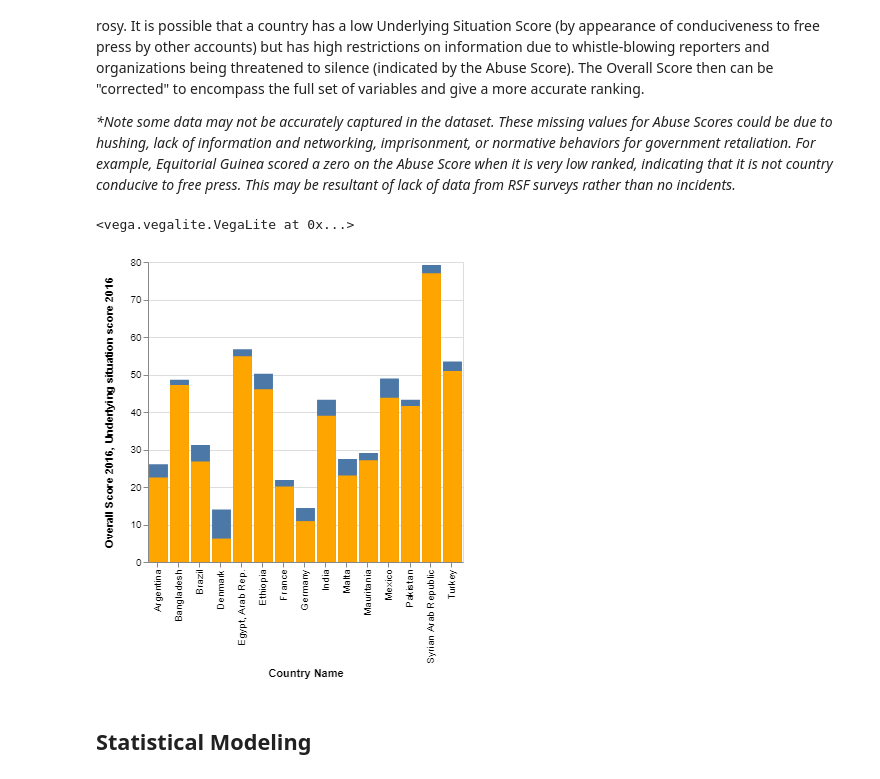
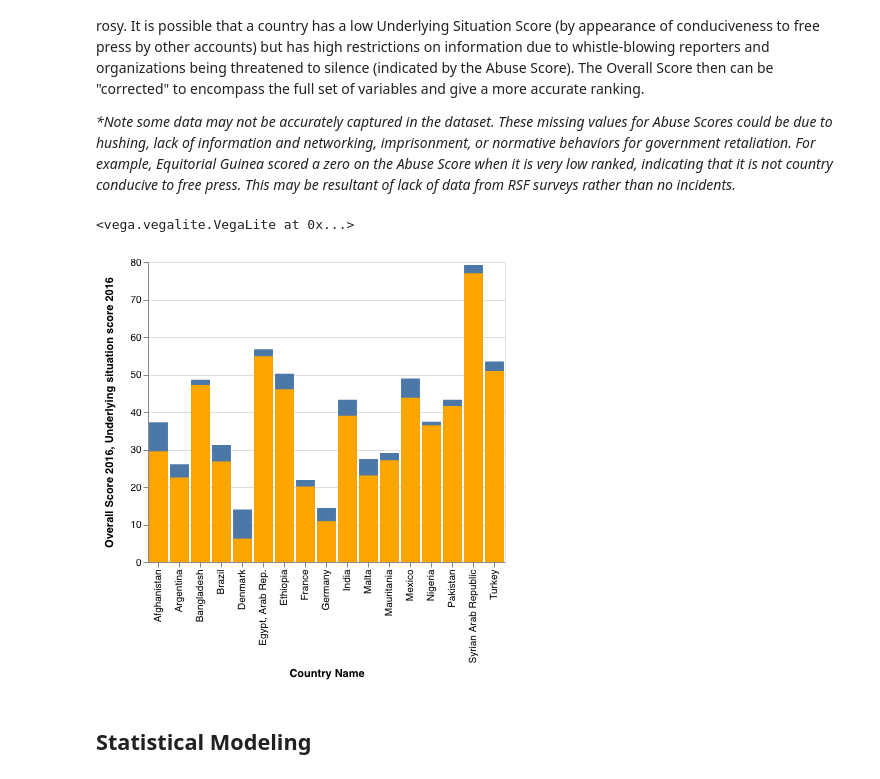
Before and after one commit to aliar97/degrees-of-freedom, a Jupyter notebook: Freedom.ipynb, the cells around one changed output. Saved outputs shown, nothing was run; the diff lists cells and outputs as text; code cells hidden in the pictures.

```diff
--- a/Freedom.ipynb
+++ b/Freedom.ipynb
@@ -213,33 +221,35 @@ The effects of the Abuse Score on the Overall Score is important to note because
 
 _*Note some data may not be accurately captured in the dataset. These missing values for Abuse Scores could be due to hushing, lack of information and networking, imprisonment, or normative behaviors for government retaliation. For example, Equitorial Guinea scored a zero on the Abuse Score when it is very low ranked, indicating that it is not country conducive to free press. This may be resultant of lack of data from RSF surveys rather than no incidents._
 # %%
-outliers = ["Denmark", "Germany", "France", "US", "Argentina", "Malta", "Mauritania", "Brazil", "Afghanistan"
-"Nigeria", "Phillipines", "India", "Mexico", "Ethiopia", "Russia", "Iraq" "West Bank and Gaza", 'Pakistan', 'Bangladesh',
+outliers = ["Denmark", "Germany", "France", "US", "Argentina", "Malta", "Mauritania", "Brazil", "Afghanistan",
+"Nigeria", "Phillipines", "India", "Mexico", "Ethiopia", "Russia", "Iraq", "West Bank and Gaza", 'Pakistan', 'Bangladesh',
            'Turkey', 'Egypt, Arab Rep.', 'Syrian Arab Republic']
 
 outlier_pd = pd.DataFrame()
 for country in outliers:
     temp = real_final[real_final["Country Name_x"] == country]
     frames = [outlier_pd, temp]
     outlier_pd = pd.concat(frames)
 
 situation_chart = alt.Chart(outlier_pd).mark_bar().encode(
     alt.X('Country Name_x', axis=alt.Axis(title='Country Name')),
     alt.Y('Underlying situation score 2016'),
     color=alt.value("orange"),
     tooltip=['Country Name_x', 'Underlying situation score 2016'],
 )
 
 overall_chart = alt.Chart(outlier_pd).mark_bar().encode(
     alt.X('Country Name_x'),
     alt.Y('Overall Score 2016'),
     tooltip=['Country Name_x', 'Overall Score 2016'],
 )
 
-overall_chart + situation_chart
+chart5 = overall_chart + situation_chart
+chart5.save('chart5.html')
+chart5
 # %% [output]
 <vega.vegalite.VegaLite at 0x...>
-[figure, old version]
+[figure, new version]
 # %% [markdown]
 ## Statistical Modeling
 # %% [markdown]
```
Also changed, not shown: parts of 5 cells of this notebook, 6 other files.
